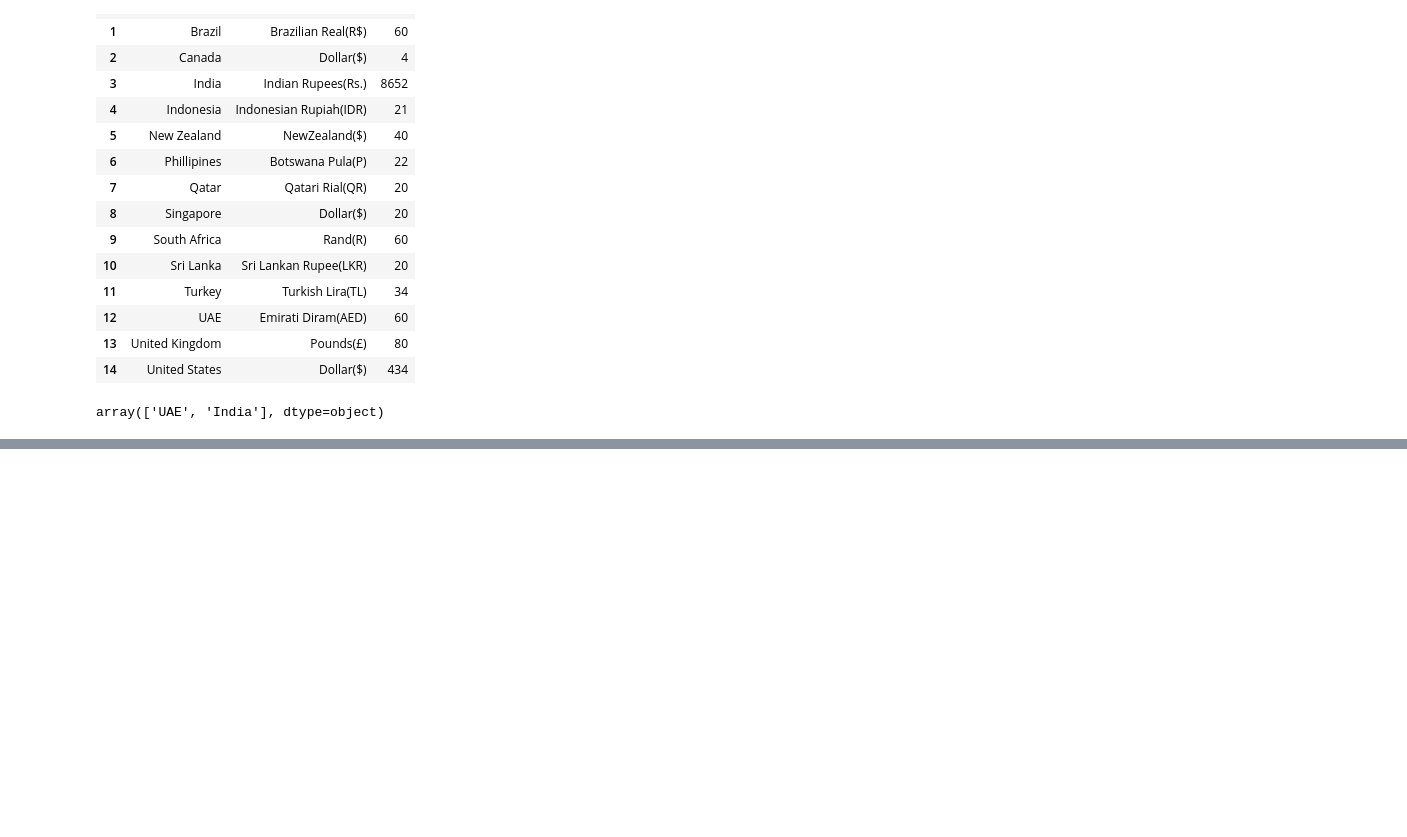
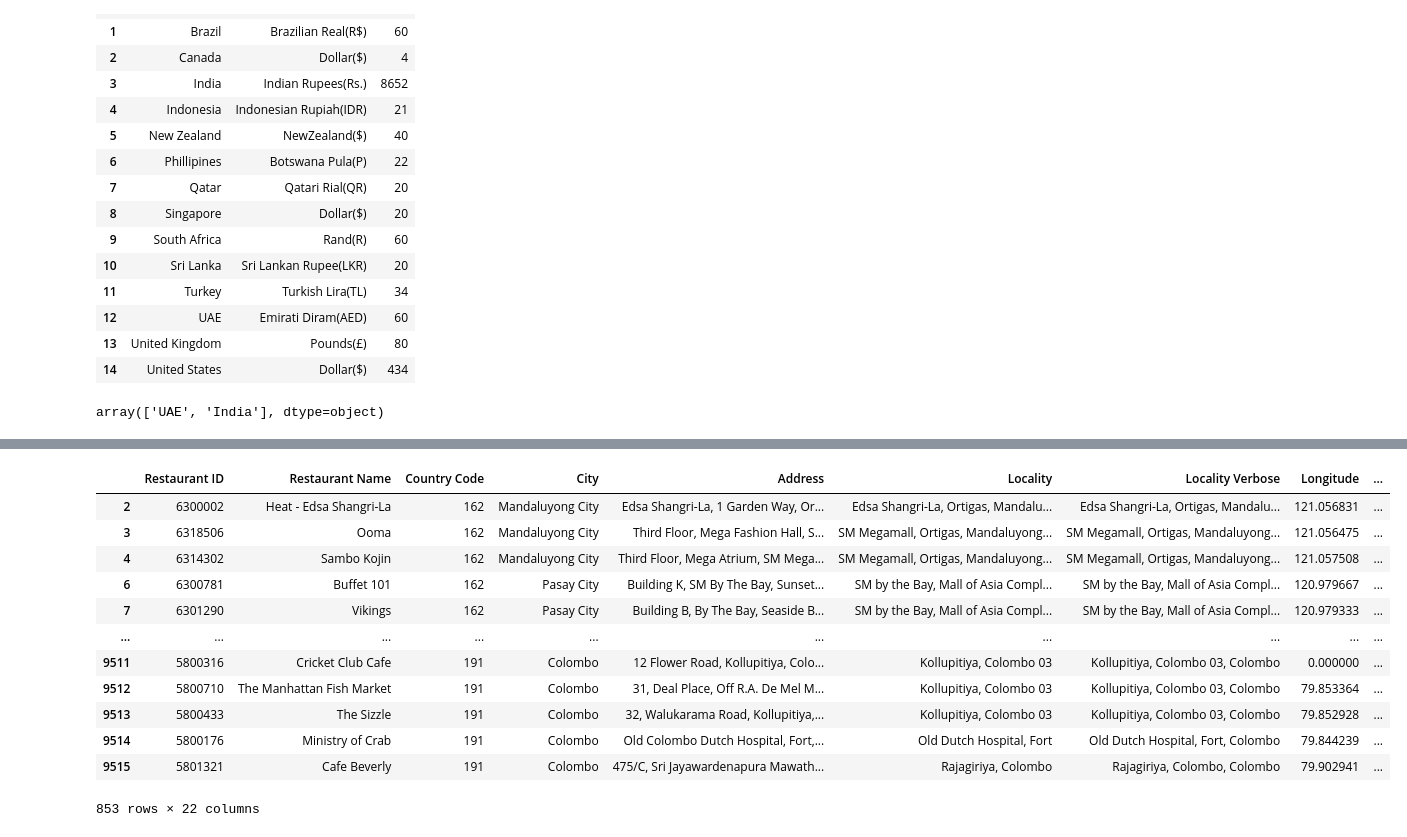
Before and after one commit to RoshanChowrasia22/EDA, a Jupyter notebook: zomato_dataset_eda.ipynb, the cells around one changed output, grey strips where cells are left out. Cells and saved outputs as stored; diff of their text form; code cells hidden in the pictures; blank space fills up the shorter version.

Commit message:
"Handle Outlier"

```diff
--- a/zomato_dataset_eda.ipynb
+++ b/zomato_dataset_eda.ipynb
@@ -279,0 +290,23 @@ array(['UAE', 'India'], dtype=object)
+# %%
+Q1=final_df['Average Cost for two'].quantile(0.25)
+Q3=final_df['Average Cost for two'].quantile(0.75)
+IQR=Q3-Q1
+lower_bound=Q1 - 1.5*IQR
+upper_bound=Q3 + 1.5*IQR
+outliers=final_df[(final_df['Average Cost for two']<lower_bound) | (final_df['Average Cost for two']>upper_bound)]
+# %%
+outliers
+# %% [output]
+|  | Restaurant ID | Restaurant Name | Country Code | City | Address | Locality | Locality Verbose | Longitude | ... |
+| 2 | 6300002 | Heat - Edsa Shangri-La | 162 | Mandaluyong City | Edsa Shangri-La, 1 Garden Way, Or... | Edsa Shangri-La, Ortigas, Mandalu... | Edsa Shangri-La, Ortigas, Mandalu... | 121.056831 | ... |
+| 3 | 6318506 | Ooma | 162 | Mandaluyong City | Third Floor, Mega Fashion Hall, S... | SM Megamall, Ortigas, Mandaluyong... | SM Megamall, Ortigas, Mandaluyong... | 121.056475 | ... |
+| 4 | 6314302 | Sambo Kojin | 162 | Mandaluyong City | Third Floor, Mega Atrium, SM Mega... | SM Megamall, Ortigas, Mandaluyong... | SM Megamall, Ortigas, Mandaluyong... | 121.057508 | ... |
+| 6 | 6300781 | Buffet 101 | 162 | Pasay City | Building K, SM By The Bay, Sunset... | SM by the Bay, Mall of Asia Compl... | SM by the Bay, Mall of Asia Compl... | 120.979667 | ... |
+| 7 | 6301290 | Vikings | 162 | Pasay City | Building B, By The Bay, Seaside B... | SM by the Bay, Mall of Asia Compl... | SM by the Bay, Mall of Asia Compl... | 120.979333 | ... |
+| ... | ... | ... | ... | ... | ... | ... | ... | ... | ... |
+| 9511 | 5800316 | Cricket Club Cafe | 191 | Colombo | 12 Flower Road, Kollupitiya, Colo... | Kollupitiya, Colombo 03 | Kollupitiya, Colombo 03, Colombo | 0.000000 | ... |
+| 9512 | 5800710 | The Manhattan Fish Market | 191 | Colombo | 31, Deal Place, Off R.A. De Mel M... | Kollupitiya, Colombo 03 | Kollupitiya, Colombo 03, Colombo | 79.853364 | ... |
+| 9513 | 5800433 | The Sizzle | 191 | Colombo | 32, Walukarama Road, Kollupitiya,... | Kollupitiya, Colombo 03 | Kollupitiya, Colombo 03, Colombo | 79.852928 | ... |
+| 9514 | 5800176 | Ministry of Crab | 191 | Colombo | Old Colombo Dutch Hospital, Fort,... | Old Dutch Hospital, Fort | Old Dutch Hospital, Fort, Colombo | 79.844239 | ... |
+| 9515 | 5801321 | Cafe Beverly | 191 | Colombo | 475/C, Sri Jayawardenapura Mawath... | Rajagiriya, Colombo | Rajagiriya, Colombo, Colombo | 79.902941 | ... |
+853 rows × 22 columns
```
Also changed, not shown: parts of 2 cells of this notebook.
